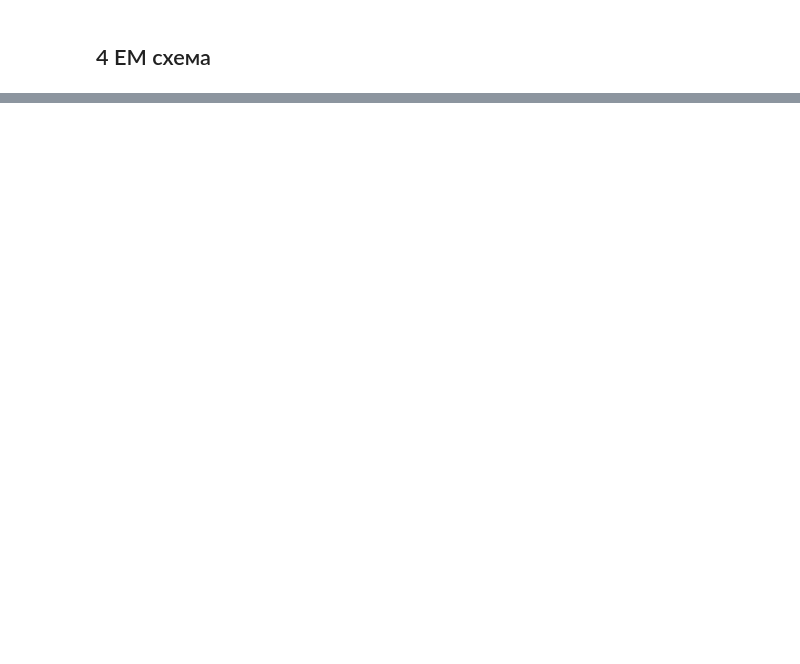
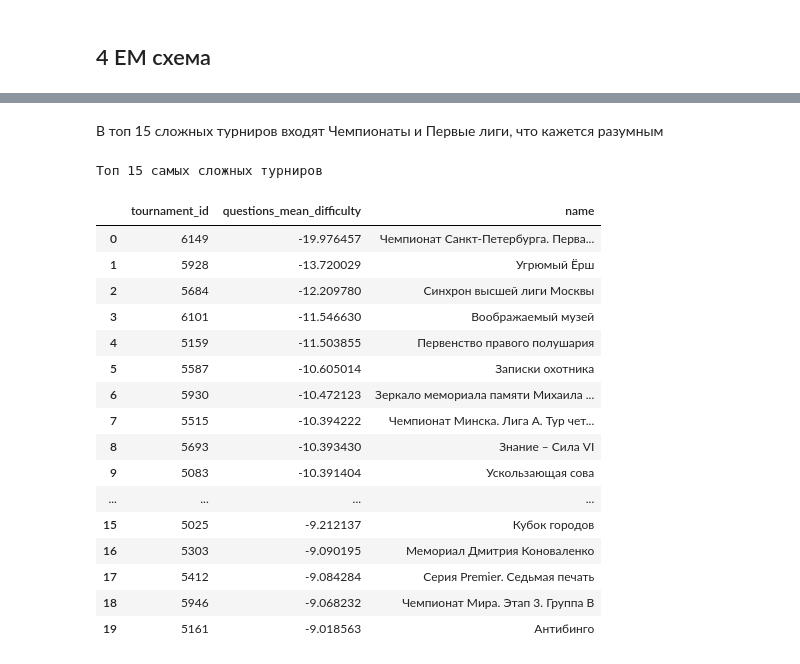
Before and after one commit to alex-tikh/MADE_2_ml, a Jupyter notebook: hw2/hw2.ipynb, the cells around one changed output, grey strips where cells are left out. Saved outputs shown, nothing was run; the diff lists cells and outputs as text; code cells hidden in the pictures; blank space fills up the shorter version.

```diff
--- a/hw2/hw2.ipynb
+++ b/hw2/hw2.ipynb
@@ -120,7 +130,7 @@ def sigmoid(x):
 # %%
 feature_generation = ColumnTransformer(
     transformers=[
-        ('OneHot', OneHotEncoder(), ['player_id', 'question_local_id'])
+        ('OneHot', OneHotEncoder(), ['player_id', 'question_id'])
     ],
     remainder='drop',
     sparse_threshold=1
@@ -271,36 +286,44 @@ def pred_by_team(arr):
     return 1 - np.prod(arr)
 # %%
 df_train['new_target'] = df_train['target']
-number_iter = 5
+number_iter = 10
+
+print('Baseline:')
+for corr in [('Spearman', stats.spearmanr), ('Kendall ', stats.kendalltau)]:
+    print(f"Average {corr[0]} correlation for df_test: {get_score(df_test, corr[1]):.3f}")
 
 for i in range(number_iter):
     print(f"Iteration number: {i}")
     #if i == 0:
     #    df_train['pred'] = pipe.predict_proba(df_train)[:, 1]
     #if i > 0:
+
+    # EXPECTATION STEP
     df_train['pred'] = sigmoid(soft_pipe.predict(df_train))
 
     pred_by_group = (df_train[df_train.target == 1]
-             .groupby(['tournament_id', 'team_id', 'question_local_id'], as_index=False)['pred']
+             .groupby(['team_id', 'question_id'], as_index=False)['pred']
              .apply(pred_by_team)
              .rename(columns={'pred':'pred_by_team'}))
-    df_train = pd.merge(df_train, pred_by_group, how='left', on=['tournament_id', 'team_id', 'question_local_id'])
+    df_train = pd.merge(df_train, pred_by_group, how='left', on=['team_id', 'question_id'])
     df_train['new_target'] = df_train['pred']/df_train['pred_by_team']
     df_train.loc[df_train['target'] == 0, 'new_target'] = 0
 
     df_train = df_train.drop(columns=['pred', 'pred_by_team'])
 
+    # MAXIMIZATION STEP
     y = np.clip(df_train['new_target'], 1e-8, 1 - 1e-8)   # numerical stability
     inv_sig_y = np.log(y / (1 - y))  # transform to log-odds-ratio space
 
     soft_pipe.fit(df_train, inv_sig_y)
 
+    # VALUATION STEP
     # добудем веса из модели для каждого игрока
     player_to_weight = {int(name.split('_')[-1]): rank for name, rank in zip(
         soft_pipe['feature_generation'].get_feature_names(),
         soft_pipe['classifier'].coef_) if name.split('_')[2] == 'x0'}
 
     for corr in [('Spearman', stats.spearmanr), ('Kendall ', stats.kendalltau)]:
-        print(f'Avg {corr[0]} corr value for df = {get_score(df_test, corr[1])}')
+        print(f"Average {corr[0]} correlation for df_test: {get_score(df_test, corr[1]):.3f}")
 # %% [output]
 Iteration number: 0
@@ -320,0 +352,43 @@ Avg Kendall  corr value for df = 0.5283034384181133
+# %%
+question_to_weight = {name.split('_')[-2] + '_' + name.split('_')[-1]: rank for name, rank in zip(
+    soft_pipe['feature_generation'].get_feature_names(),
+    soft_pipe['classifier'].coef_) if name.split('_')[2] == 'x1'}
+# %%
+def mean_question_weight(arr):
+    '''
+    map questions to weights and take mean
+    '''
+    return np.mean(list(map(question_to_weight.get, arr)))
+
+tournament_to_weight = df_train.groupby('tournament_id', as_index=False)['question_id'] \
+    .apply(mean_question_weight) \
+    .sort_values(by=['question_id']) \
+    .rename(columns={"question_id": "questions_mean_difficulty"})
+# %% [markdown]
+В топ 15 сложных турниров входят Чемпионаты и Первые лиги, что кажется разумным
+# %%
+top_n = 15
+print(f"Топ {top_n} самых сложных турниров")
+tournament_to_weight.head(TOP_N).merge(
+    df_tournaments[["id", "name"]].set_index("id"),
+    left_on="tournament_id", right_on="id",
+)
+# %% [output]
+Топ 15 самых сложных турниров
+|  | tournament_id | questions_mean_difficulty | name |
+| 0 | 6149 | -19.976457 | Чемпионат Санкт-Петербурга. Перва... |
+| 1 | 5928 | -13.720029 | Угрюмый Ёрш |
+| 2 | 5684 | -12.209780 | Синхрон высшей лиги Москвы |
+| 3 | 6101 | -11.546630 | Воображаемый музей |
+| 4 | 5159 | -11.503855 | Первенство правого полушария |
+| 5 | 5587 | -10.605014 | Записки охотника |
+| 6 | 5930 | -10.472123 | Зеркало мемориала памяти Михаила ... |
+| 7 | 5515 | -10.394222 | Чемпионат Минска. Лига А. Тур чет... |
+| 8 | 5693 | -10.393430 | Знание – Сила VI |
+| 9 | 5083 | -10.391404 | Ускользающая сова |
+| ... | ... | ... | ... |
+| 15 | 5025 | -9.212137 | Кубок городов |
+| 16 | 5303 | -9.090195 | Мемориал Дмитрия Коноваленко |
+| 17 | 5412 | -9.084284 | Серия Premier. Седьмая печать |
+| 18 | 5946 | -9.068232 | Чемпионат Мира. Этап 3. Группа В |
+| 19 | 5161 | -9.018563 | Антибинго |
```
Also changed, not shown: parts of 20 cells of this notebook, 2 other files.
